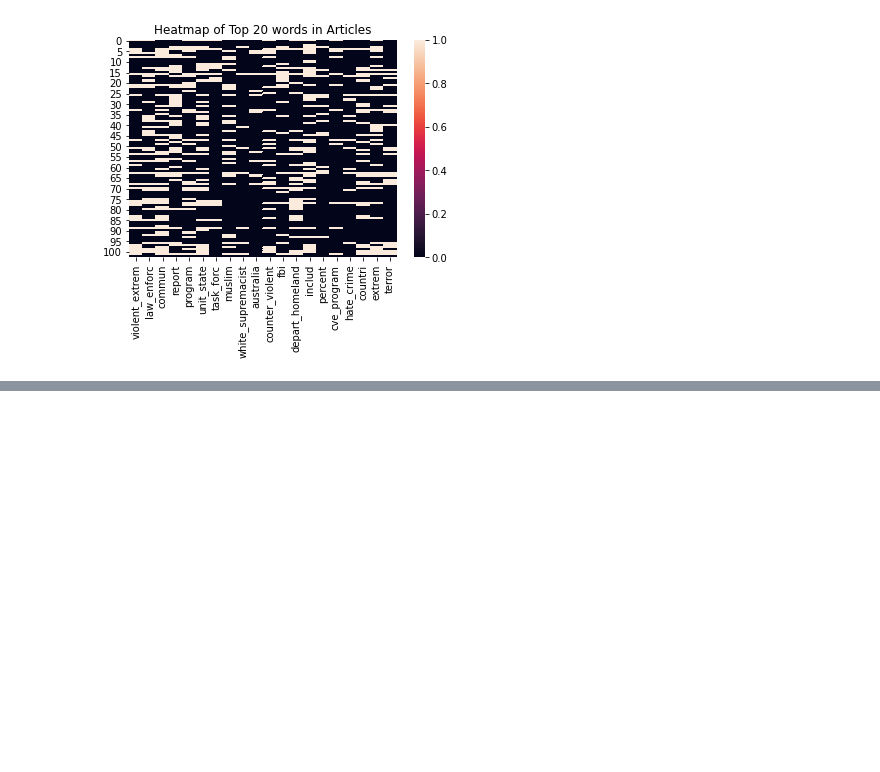
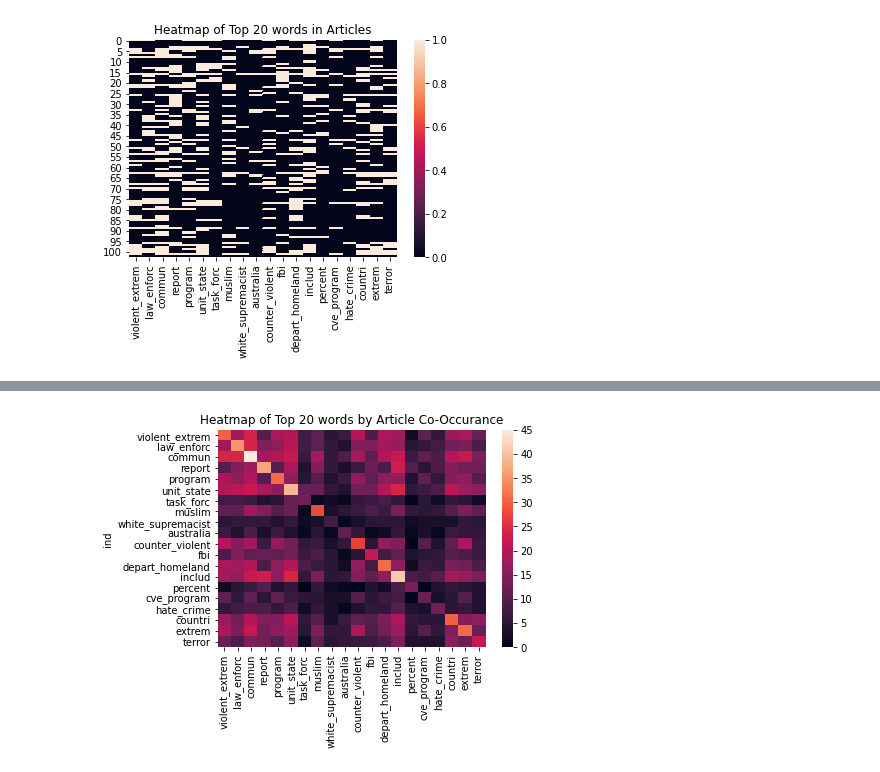
Before and after one commit to jennettageorge/UnsupervisedTopicModeling, a Jupyter notebook: Topic-Modeling.ipynb, the cells around one changed output, grey strips where cells are left out. Drawn from its saved outputs; the diff is of its cells as text; code cells hidden in the pictures; blank space fills up the shorter version.

Commit message:
new graph

```diff
--- a/Topic-Modeling.ipynb
+++ b/Topic-Modeling.ipynb
@@ -369,0 +386,12 @@ sns_plot = sns.heatmap(df).set(title = 'Heatmap of Top 20 words in Articles')
+# %%
+new_dict = {}
+for col1 in df:
+    new_dict[col1] = np.zeros(len(top_words))
+    for ind,col2 in enumerate(df):
+        for i in range(len(df[col])):
+            if (df.loc[i,col1]==1) & (df.loc[i,col2]==1):
+                new_dict[col1][ind]+=1
+# %%
+heatmap_corr = pd.DataFrame(new_dict)
+# %%
+heatmap_corr.set_index(top_words,inplace=True)
@@ -369,0 +421,7 @@ sns_plot = sns.heatmap(df).set(title = 'Heatmap of Top 20 words in Articles')
+# %%
+heatmap_corr['ind'] = top_words
+heatmap_corr.set_index('ind',drop=True,inplace=True)
+# %%
+sns_plot = sns.heatmap(heatmap_corr).set(title = 'Heatmap of Top 20 words by Article Co-Occurance')
+# %% [output]
+[figure, added]
```
Also changed, not shown: parts of 2 cells of this notebook, 1 other file.
